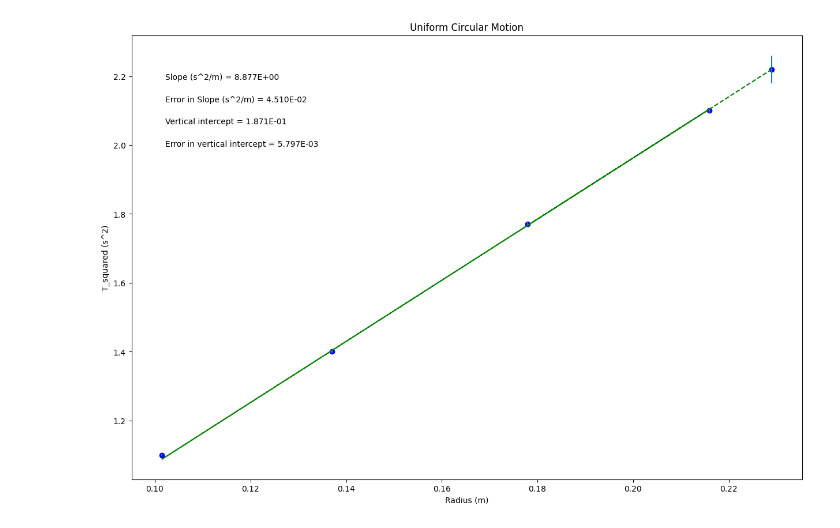
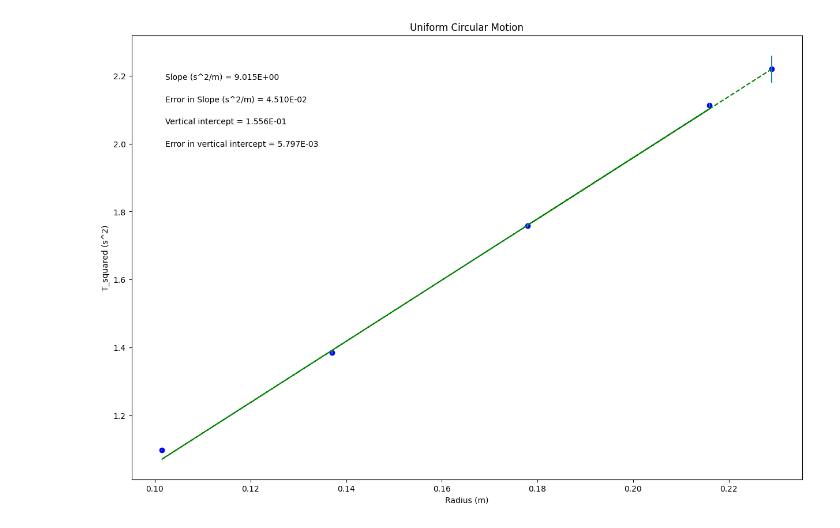
Before and after one commit to jg208304/physics-lab, a Jupyter notebook: Uniform_Circular_Motion.ipynb, the cells around one changed output. Drawn from its saved outputs; the diff is of its cells as text; code cells hidden in the pictures.

```diff
--- a/Uniform_Circular_Motion.ipynb
+++ b/Uniform_Circular_Motion.ipynb
@@ -21,7 +21,7 @@ import matplotlib.pyplot as plt
 
 radius = np.array([.229, .1015, .137, .216, .178])
 
-T_squared = np.array([2.22, 1.1, 1.4, 2.1, 1.77])
+T_squared = np.array([2.22, 1.097, 1.384, 2.114, 1.758])
 
 T_squared_uncertainty = np.array([.04, .002, .005, .006, .005])
 
@@ -92,31 +92,31 @@ elif annotation_placement==3 or annotation_placement==4:
 #Don't need to change anything in this section!
 
 #Plot data on graph. Plot error bars and place values for slope,
 #error in slope, and vertical intercept (plus error) on the plot using "annotate"
 
 plt.figure(figsize=(15,10))
 
 plt.plot(x, fit, color='green', linestyle='--')
 plt.scatter(x, y, color='blue', marker='o')
 
 plt.xlabel(x_label)
 plt.ylabel(y_label)
 plt.title(plot_title)
 
 plt.errorbar(x, y, yerr=dy, xerr=None, fmt="none") #don't need to plot x error bars
 
 plt.annotate('Slope ({}) = {value:.{digits}E}'.format(slope_units,value=m, digits=3),
              (xpos, ypos[0]), xycoords='axes fraction')
 
 plt.annotate('Error in Slope ({}) = {value:.{digits}E}'.format(slope_units,value=dm, digits=3),
              (xpos, ypos[1]), xycoords='axes fraction')
 
 plt.annotate('Vertical intercept = {value:.{digits}E}'.format(value=b, digits=3),
              (xpos, ypos[2]), xycoords='axes fraction')
 
 plt.annotate('Error in vertical intercept = {value:.{digits}E}'.format(value=db, digits=3),
              (xpos, ypos[3]), xycoords='axes fraction')
 
 plt.show()
 # %% [output]
-[figure, old version]
+[figure, new version]
```
